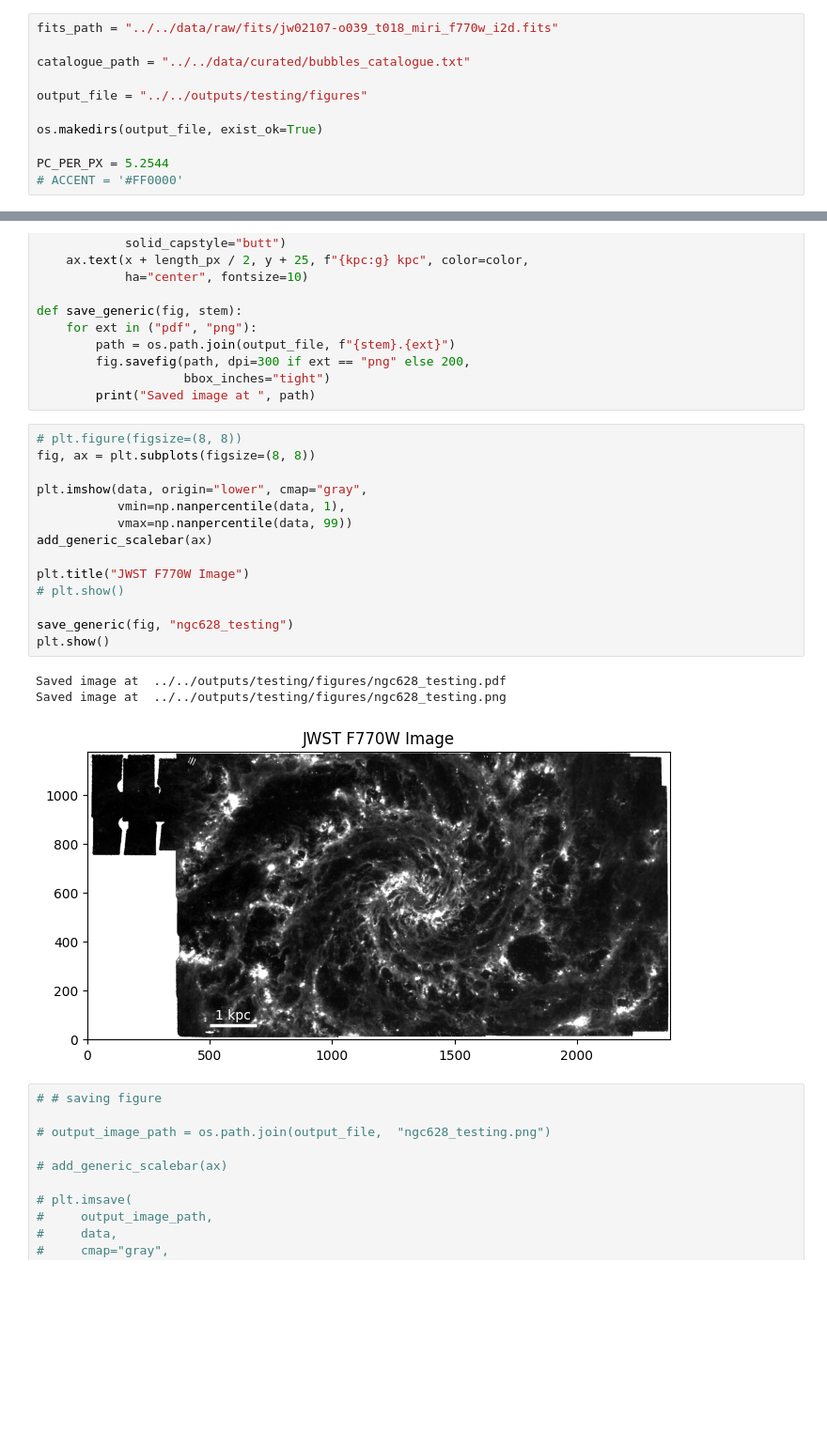
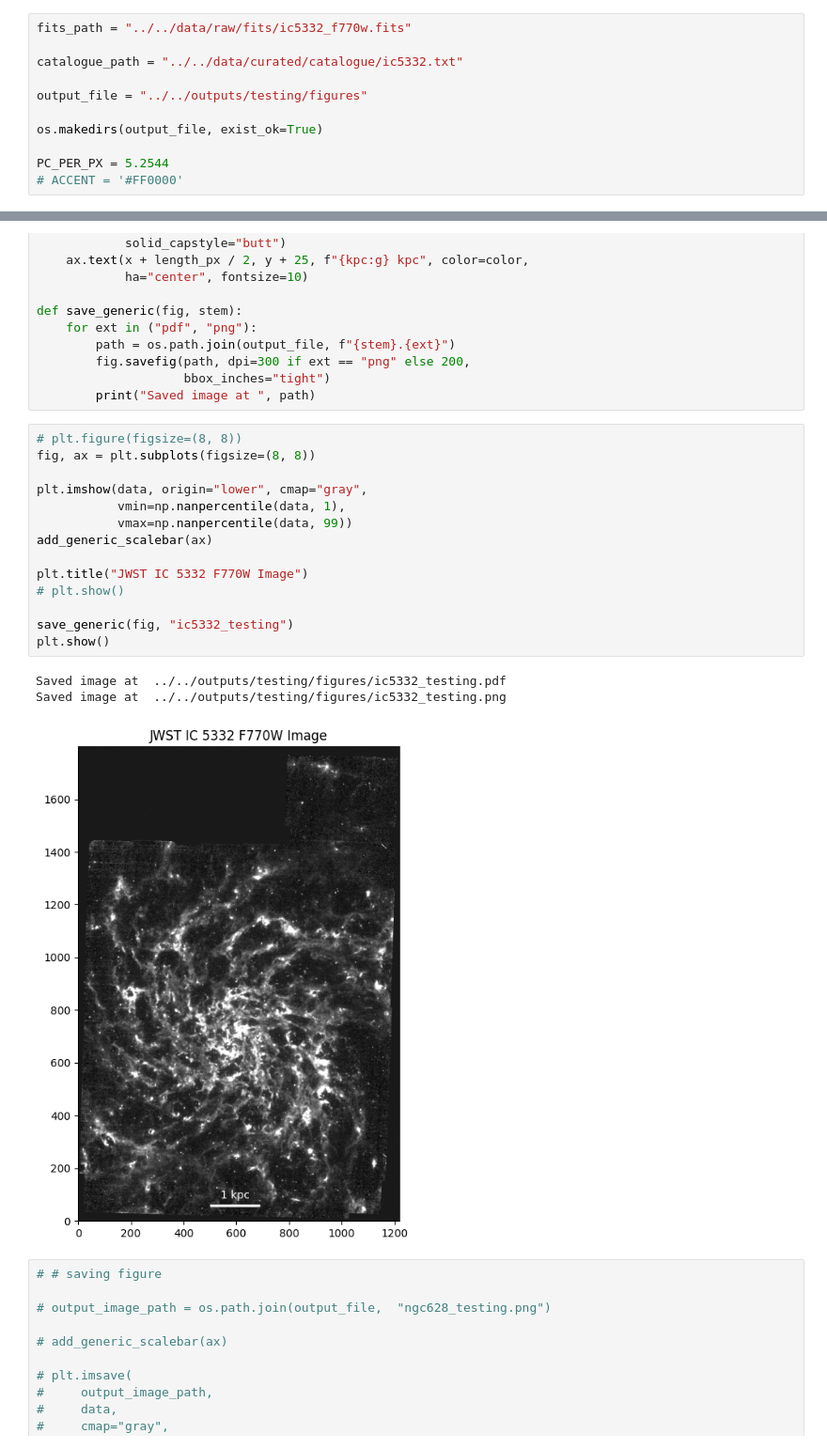
Before and after one commit to SHA056/bubbleDetection, a Jupyter notebook: common/notebooks/catalogueVisualCheck.ipynb, the cells around one changed output, grey strips where cells are left out. Shown at 94% size. Saved outputs shown, nothing was run; the diff lists cells and outputs as text; blank space fills up the shorter version.

```diff
--- a/common/notebooks/catalogueVisualCheck.ipynb
+++ b/common/notebooks/catalogueVisualCheck.ipynb
@@ -18,9 +18,9 @@ from pathlib import Path
 
 from skimage.draw import ellipse
 # %%
-fits_path = "../../data/raw/fits/jw02107-o039_t018_miri_f770w_i2d.fits"
+fits_path = "../../data/raw/fits/ic5332_f770w.fits"
 
-catalogue_path = "../../data/curated/bubbles_catalogue.txt"
+catalogue_path = "../../data/curated/catalogue/ic5332.txt"
 
 output_file = "../../outputs/testing/figures"
 
@@ -69,21 +68,21 @@ def save_generic(fig, stem):
 # %%
 # plt.figure(figsize=(8, 8))
 fig, ax = plt.subplots(figsize=(8, 8))
 
 plt.imshow(data, origin="lower", cmap="gray",
            vmin=np.nanpercentile(data, 1),
            vmax=np.nanpercentile(data, 99))
 add_generic_scalebar(ax)
 
-plt.title("JWST F770W Image")
+plt.title("JWST IC 5332 F770W Image")
 # plt.show()
 
-save_generic(fig, "ngc628_testing")
+save_generic(fig, "ic5332_testing")
 plt.show()
 # %% [output]
-Saved image at  ../../outputs/testing/figures/ngc628_testing.pdf
-Saved image at  ../../outputs/testing/figures/ngc628_testing.png
+Saved image at  ../../outputs/testing/figures/ic5332_testing.pdf
+Saved image at  ../../outputs/testing/figures/ic5332_testing.png
-[figure, old version]
+[figure, new version]
 # %%
 # # saving figure
 
```
Also changed, not shown: parts of 10 cells of this notebook, 7 other files.
